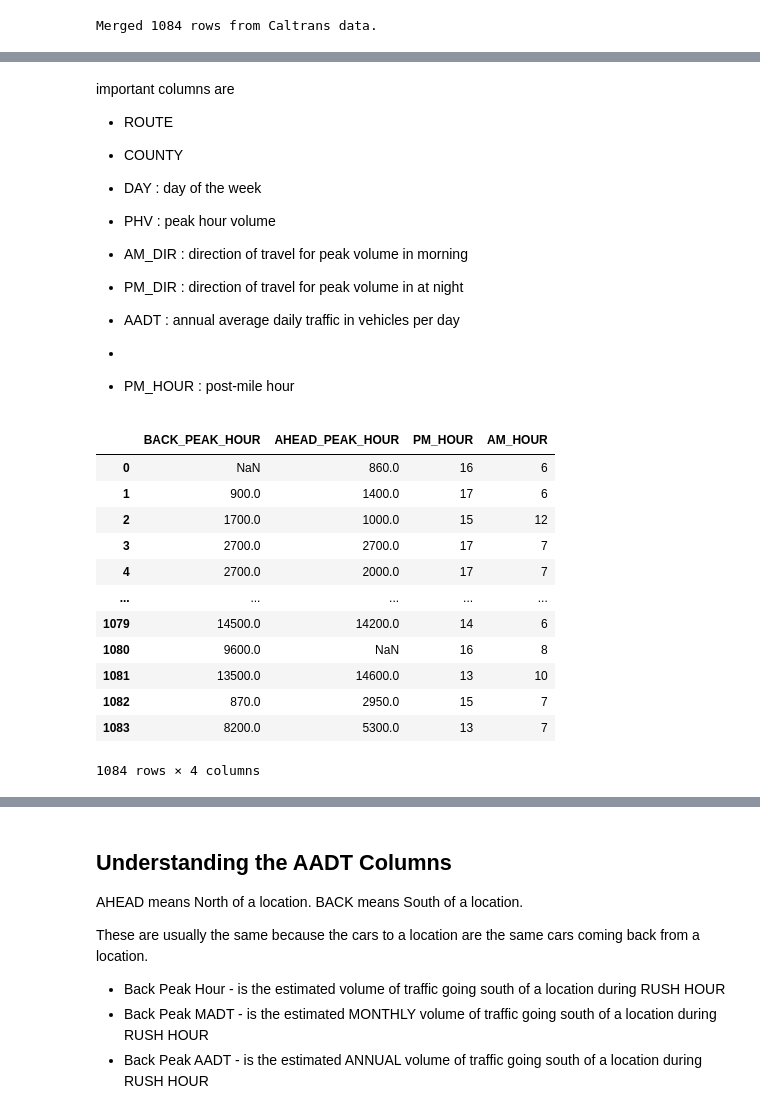
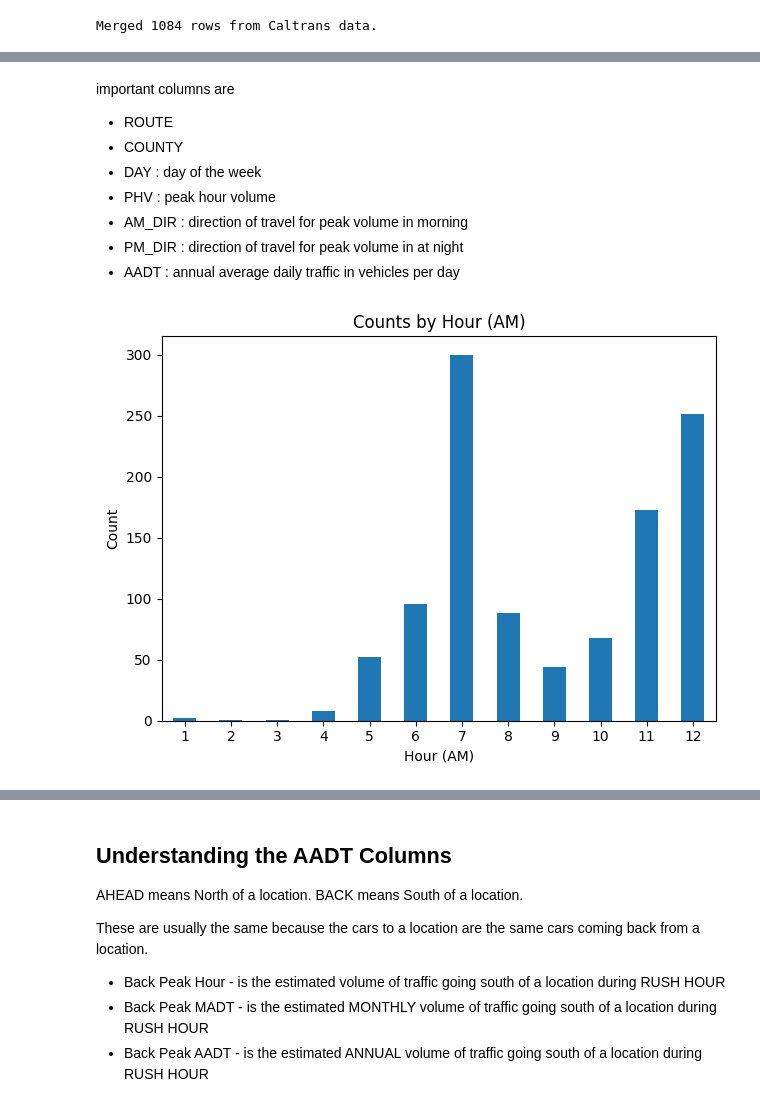
Before and after one commit to ryan-avancena/theta-svm-ryan, a Jupyter notebook: svm copy.ipynb, the cells around one changed output, grey strips where cells are left out. Drawn from its saved outputs; the diff is of its cells as text; code cells hidden in the pictures.

```diff
--- a/svm copy.ipynb
+++ b/svm copy.ipynb
@@ -65,22 +44,3 @@ important columns are
 - AM_DIR : direction of travel for peak volume in morning
 - PM_DIR : direction of travel for peak volume in at night
 - AADT : annual average daily traffic in vehicles per day
-
--
-- PM_HOUR : post-mile hour
-# %%
-merged_df[["BACK_PEAK_HOUR","AHEAD_PEAK_HOUR", "PM_HOUR","AM_HOUR"]]  # usually the opposite or also the same
-# %% [output]
-|  | BACK_PEAK_HOUR | AHEAD_PEAK_HOUR | PM_HOUR | AM_HOUR |
-| 0 | NaN | 860.0 | 16 | 6 |
-| 1 | 900.0 | 1400.0 | 17 | 6 |
-| 2 | 1700.0 | 1000.0 | 15 | 12 |
-| 3 | 2700.0 | 2700.0 | 17 | 7 |
-| 4 | 2700.0 | 2000.0 | 17 | 7 |
-| ... | ... | ... | ... | ... |
-| 1079 | 14500.0 | 14200.0 | 14 | 6 |
-| 1080 | 9600.0 | NaN | 16 | 8 |
-| 1081 | 13500.0 | 14600.0 | 13 | 10 |
-| 1082 | 870.0 | 2950.0 | 15 | 7 |
-| 1083 | 8200.0 | 5300.0 | 13 | 7 |
-1084 rows × 4 columns
@@ -89,0 +47,11 @@ merged_df[["BACK_PEAK_HOUR","AHEAD_PEAK_HOUR", "PM_HOUR","AM_HOUR"]]  # usually
+# %%
+merged_df["AM_HOUR"].value_counts().sort_index().plot(kind='bar')
+
+plt.xlabel("Hour (AM)")
+plt.ylabel("Count")
+plt.title("Counts by Hour (AM)")
+plt.xticks(rotation=0)
+plt.tight_layout()
+plt.show()
+# %% [output]
+[figure, added]
```
Also changed, not shown: parts of 11 cells of this notebook, 1 other file.
